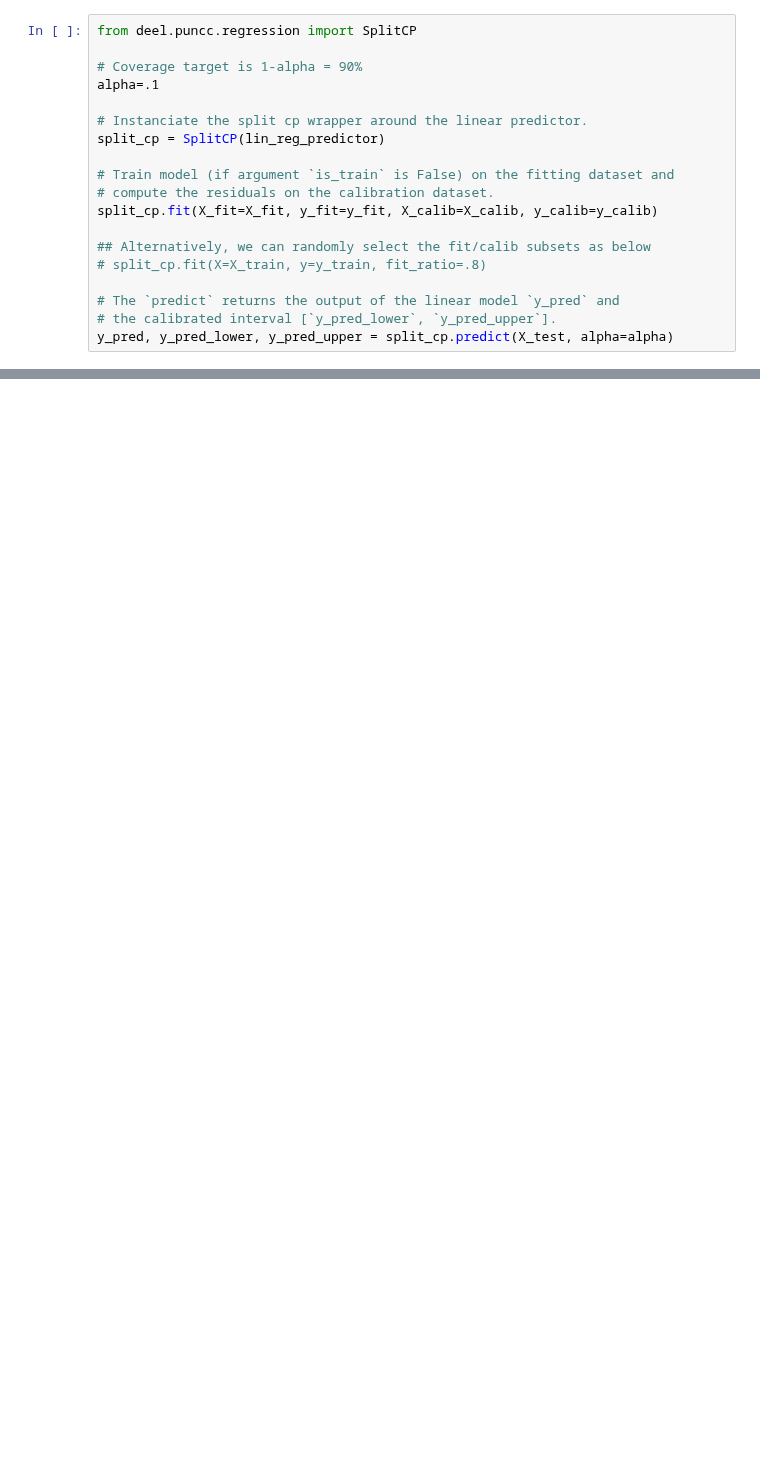
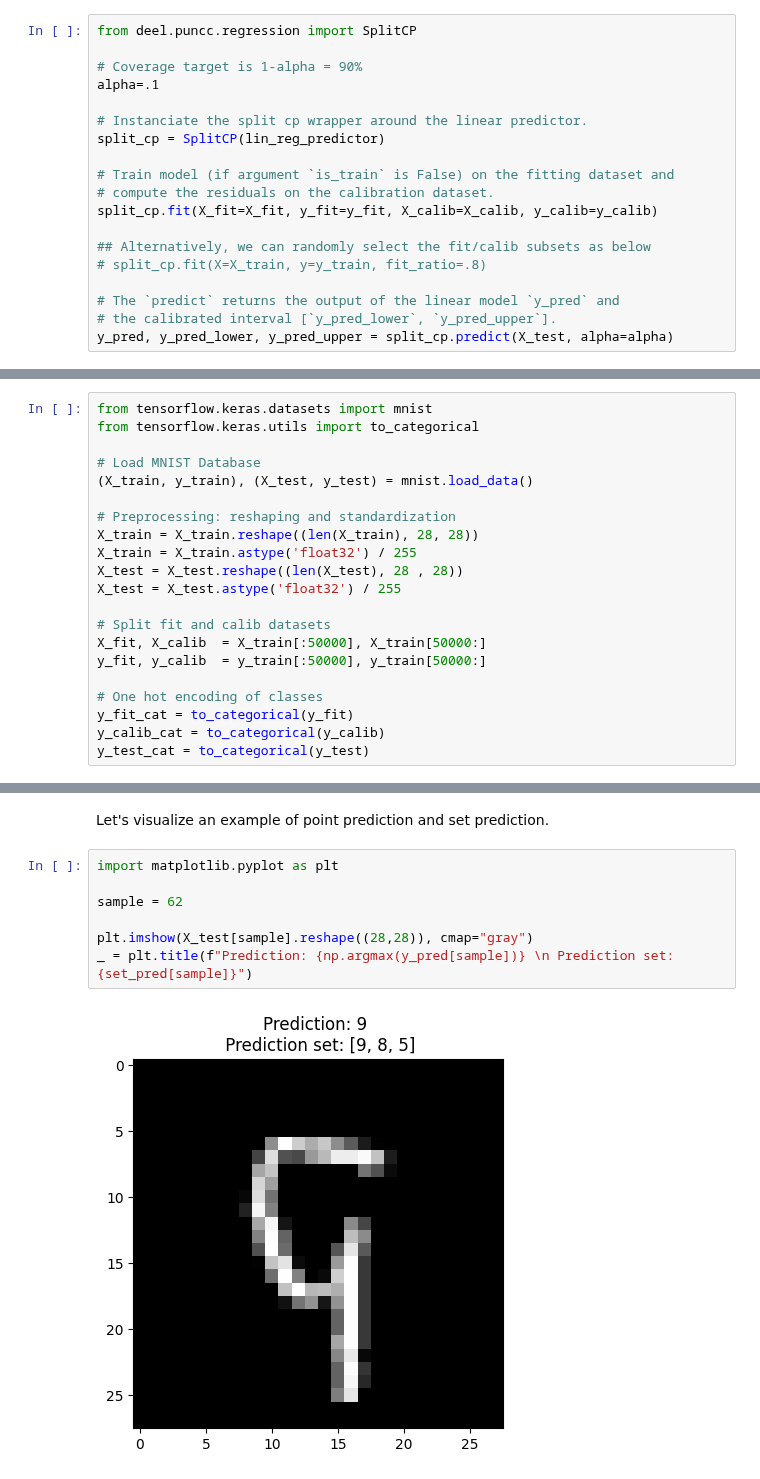
Before and after one commit to deel-ai/puncc, a Jupyter notebook: docs/quickstart.ipynb, the cells around one changed output, grey strips where cells are left out. Cells and saved outputs as stored; diff of their text form; blank space fills up the shorter version.

```diff
--- a/docs/quickstart.ipynb
+++ b/docs/quickstart.ipynb
@@ -299,0 +193,21 @@ Average width: 225.56
+# %%
+from tensorflow.keras.datasets import mnist
+from tensorflow.keras.utils import to_categorical
+
+# Load MNIST Database
+(X_train, y_train), (X_test, y_test) = mnist.load_data()
+
+# Preprocessing: reshaping and standardization
+X_train = X_train.reshape((len(X_train), 28, 28))
+X_train = X_train.astype('float32') / 255
+X_test = X_test.reshape((len(X_test), 28 , 28))
+X_test = X_test.astype('float32') / 255
+
+# Split fit and calib datasets
+X_fit, X_calib  = X_train[:50000], X_train[50000:]
+y_fit, y_calib  = y_train[:50000], y_train[50000:]
+
+# One hot encoding of classes
+y_fit_cat = to_categorical(y_fit)
+y_calib_cat = to_categorical(y_calib)
+y_test_cat = to_categorical(y_test)
@@ -299,0 +277,11 @@ Average width: 225.56
+# %% [markdown]
+Let's visualize an example of point prediction and set prediction.
+# %%
+import matplotlib.pyplot as plt
+
+sample = 62
+
+plt.imshow(X_test[sample].reshape((28,28)), cmap="gray")
+_ = plt.title(f"Prediction: {np.argmax(y_pred[sample])} \n Prediction set: {set_pred[sample]}")
+# %% [output]
+[figure, added]
```
Also changed, not shown: parts of 45 cells of this notebook.
